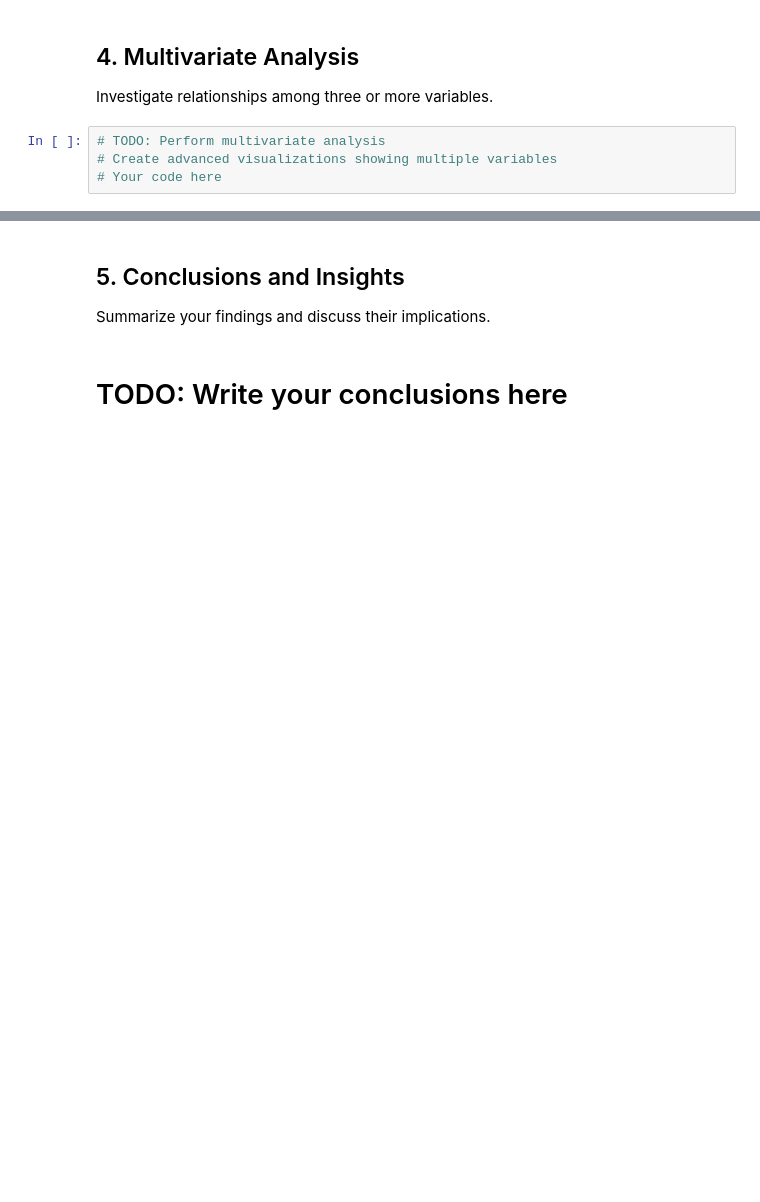
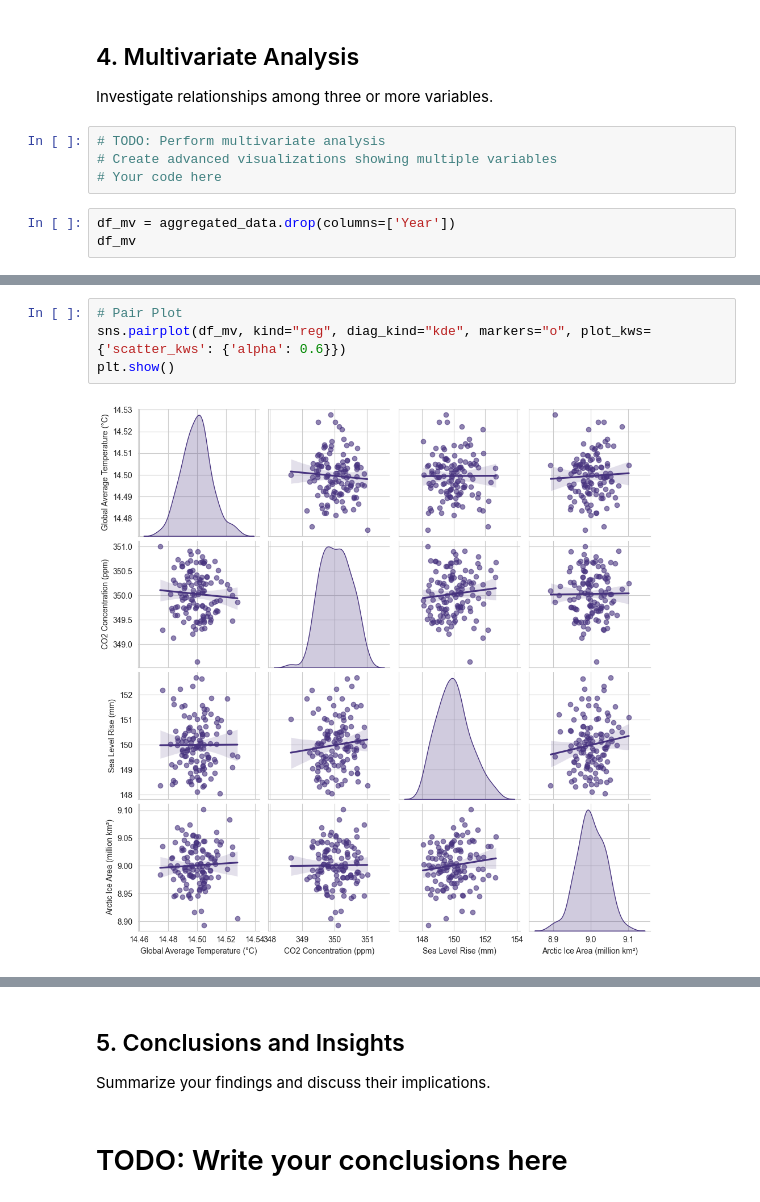
Before and after one commit to Omdena-NIC-Nepal/complete-eda-letsdoit, a Jupyter notebook: climate_eda.ipynb, the cells around one changed output, grey strips where cells are left out. Drawn from its saved outputs; the diff is of its cells as text; blank space fills up the shorter version.

```diff
--- a/climate_eda.ipynb
+++ b/climate_eda.ipynb
@@ -434,3 +436,6 @@ Investigate relationships among three or more variables.
 # TODO: Perform multivariate analysis
 # Create advanced visualizations showing multiple variables
 # Your code here
+# %%
+df_mv = aggregated_data.drop(columns=['Year'])
+df_mv
@@ -436,0 +456,6 @@ Investigate relationships among three or more variables.
+# %%
+# Pair Plot
+sns.pairplot(df_mv, kind="reg", diag_kind="kde", markers="o", plot_kws={'scatter_kws': {'alpha': 0.6}})
+plt.show()
+# %% [output]
+[figure, added]
```
Also changed, not shown: parts of 4 cells of this notebook.
